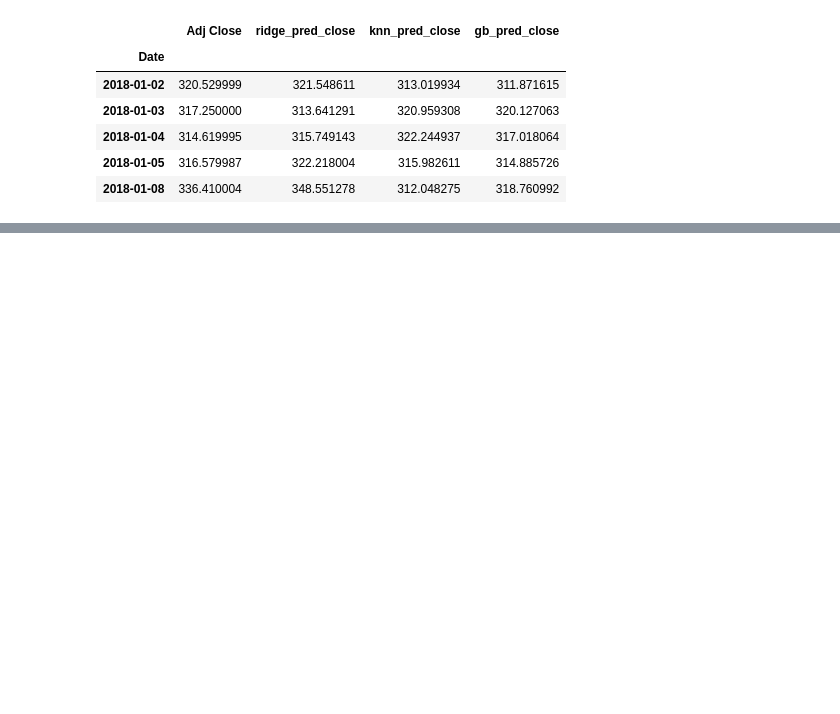
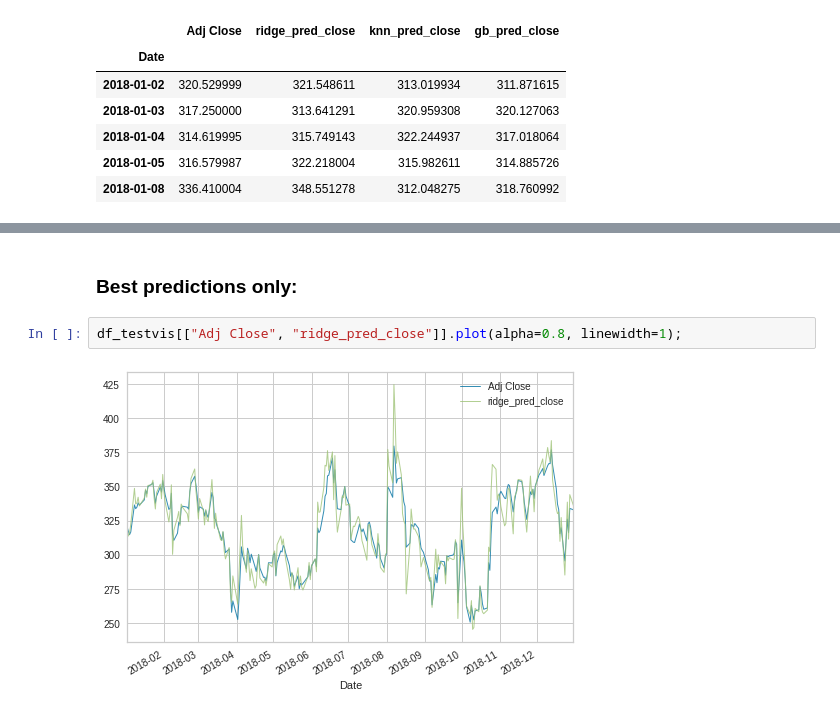
Before and after one commit to rayheberer/stock_price_prediction, a Jupyter notebook: Stock_Price_Prediction.ipynb, the cells around one changed output, grey strips where cells are left out. Cells and saved outputs as stored; diff of their text form; blank space fills up the shorter version.

Commit message:
Visualize best predictions

```diff
--- a/Stock_Price_Prediction.ipynb
+++ b/Stock_Price_Prediction.ipynb
@@ -239,0 +240,6 @@ df_testvis.plot(alpha=0.8, linewidth=1);
+# %% [markdown]
+### Best predictions only:
+# %%
+df_testvis[["Adj Close", "ridge_pred_close"]].plot(alpha=0.8, linewidth=1);
+# %% [output]
+[figure, added]
```
Also changed, not shown: parts of 2 cells of this notebook.
